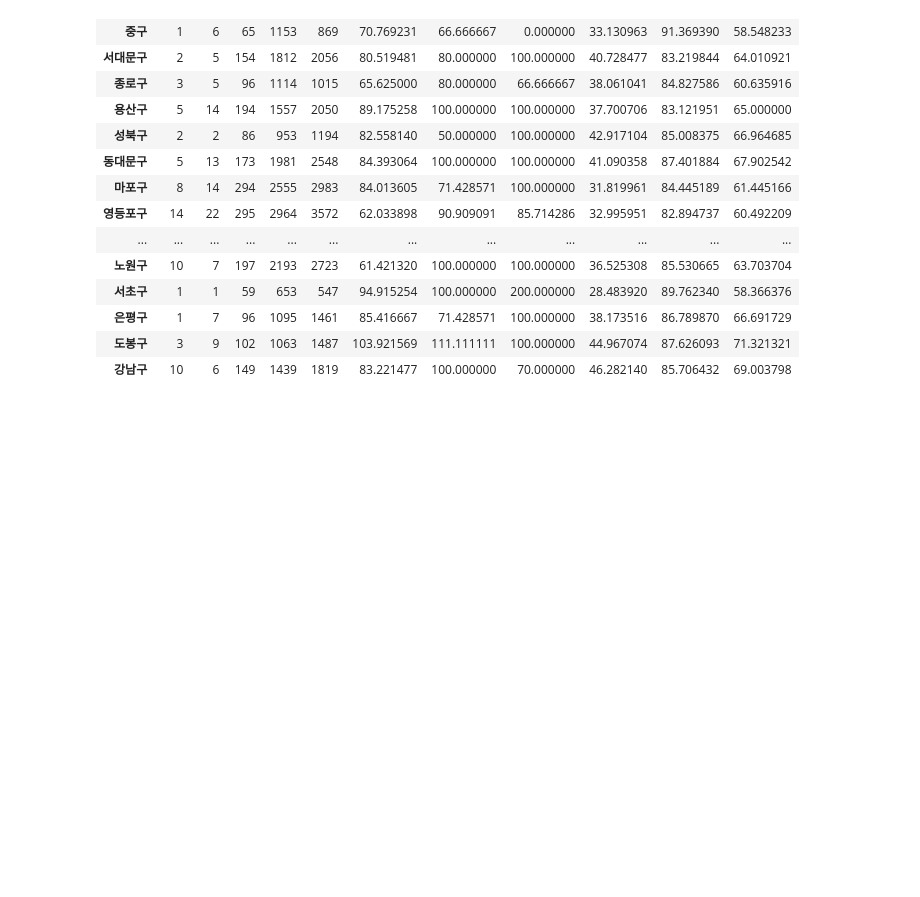
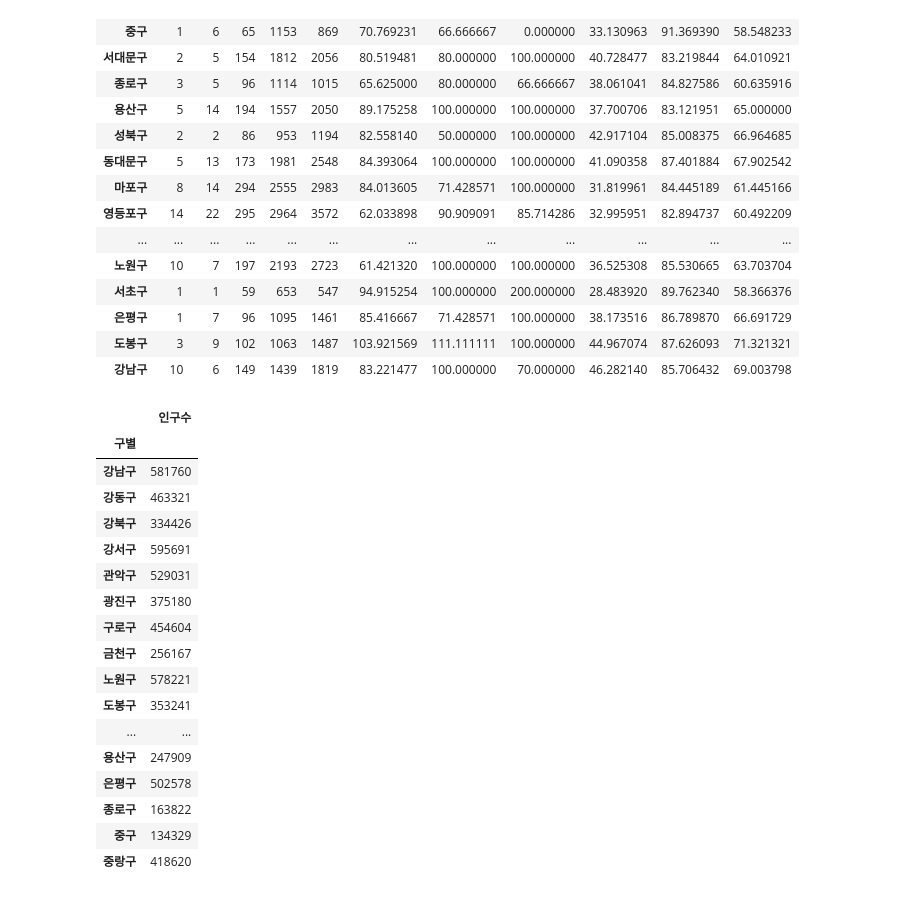
Before and after one commit to dlrhdns75177/ai_study, a Jupyter notebook: 1week_code/라이브러리.ipynb, the cells around one changed output. Cells and saved outputs as stored; diff of their text form; code cells hidden in the pictures; blank space fills up the shorter version.

```diff
--- a/1week_code/라이브러리.ipynb
+++ b/1week_code/라이브러리.ipynb
@@ -178,3 +179,25 @@ df1
 | 은평구 | 1 | 7 | 96 | 1095 | 1461 | 85.416667 | 71.428571 | 100.000000 | 38.173516 | 86.789870 | 66.691729 |
 | 도봉구 | 3 | 9 | 102 | 1063 | 1487 | 103.921569 | 111.111111 | 100.000000 | 44.967074 | 87.626093 | 71.321321 |
 | 강남구 | 10 | 6 | 149 | 1439 | 1819 | 83.221477 | 100.000000 | 70.000000 | 46.282140 | 85.706432 | 69.003798 |
+# %%
+df2 = pd.read_csv('pop_kor.csv').set_index('구별') #csv 파일 불러오기 그리고 인덱스를 구별로 설정
+df2
+# %% [output]
+|  | 인구수 |
+| 구별 |  |
+| 강남구 | 581760 |
+| 강동구 | 463321 |
+| 강북구 | 334426 |
+| 강서구 | 595691 |
+| 관악구 | 529031 |
+| 광진구 | 375180 |
+| 구로구 | 454604 |
+| 금천구 | 256167 |
+| 노원구 | 578221 |
+| 도봉구 | 353241 |
+| ... | ... |
+| 용산구 | 247909 |
+| 은평구 | 502578 |
+| 종로구 | 163822 |
+| 중구 | 134329 |
+| 중랑구 | 418620 |
```
Also changed, not shown: parts of 9 cells of this notebook.
